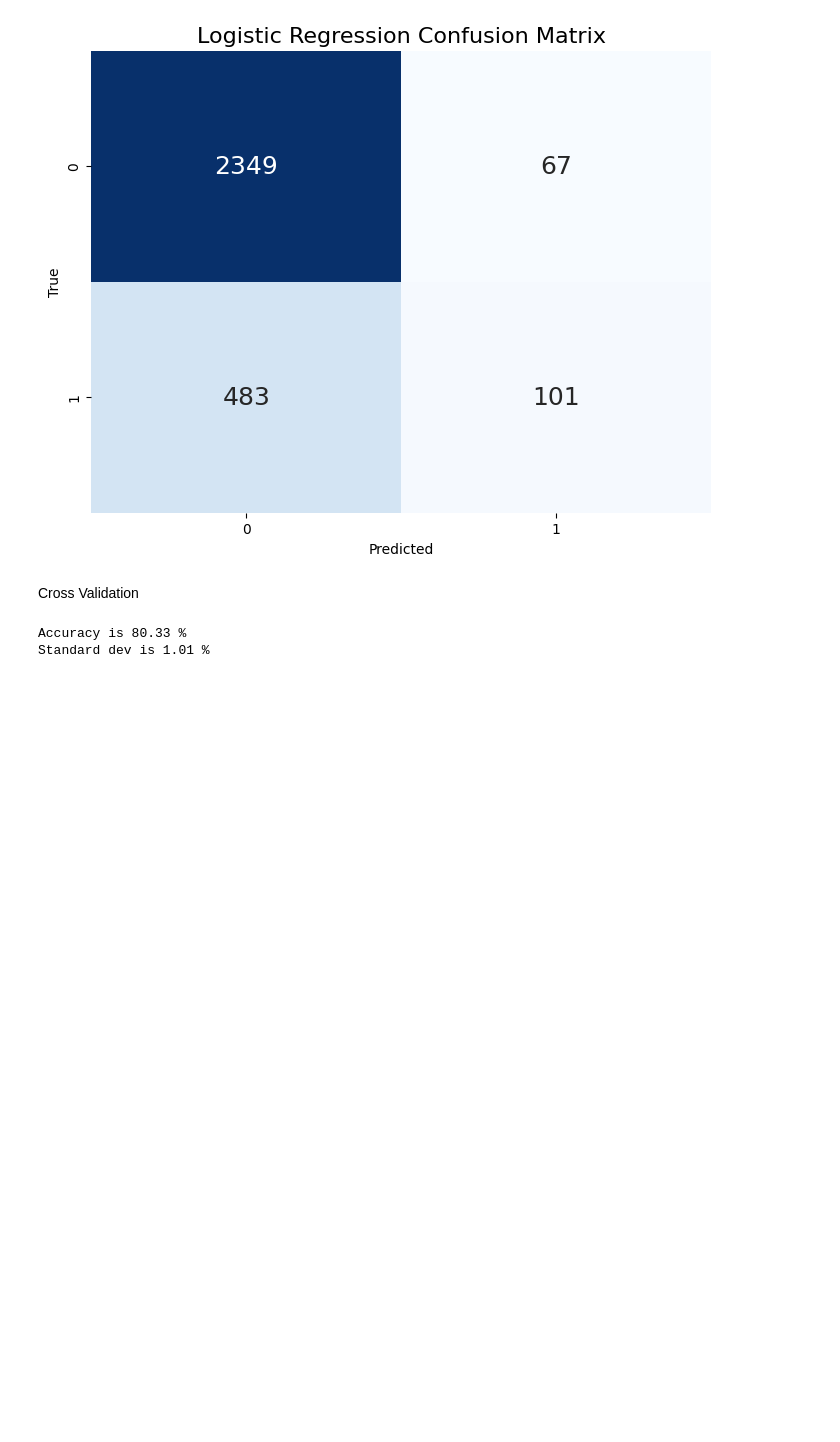
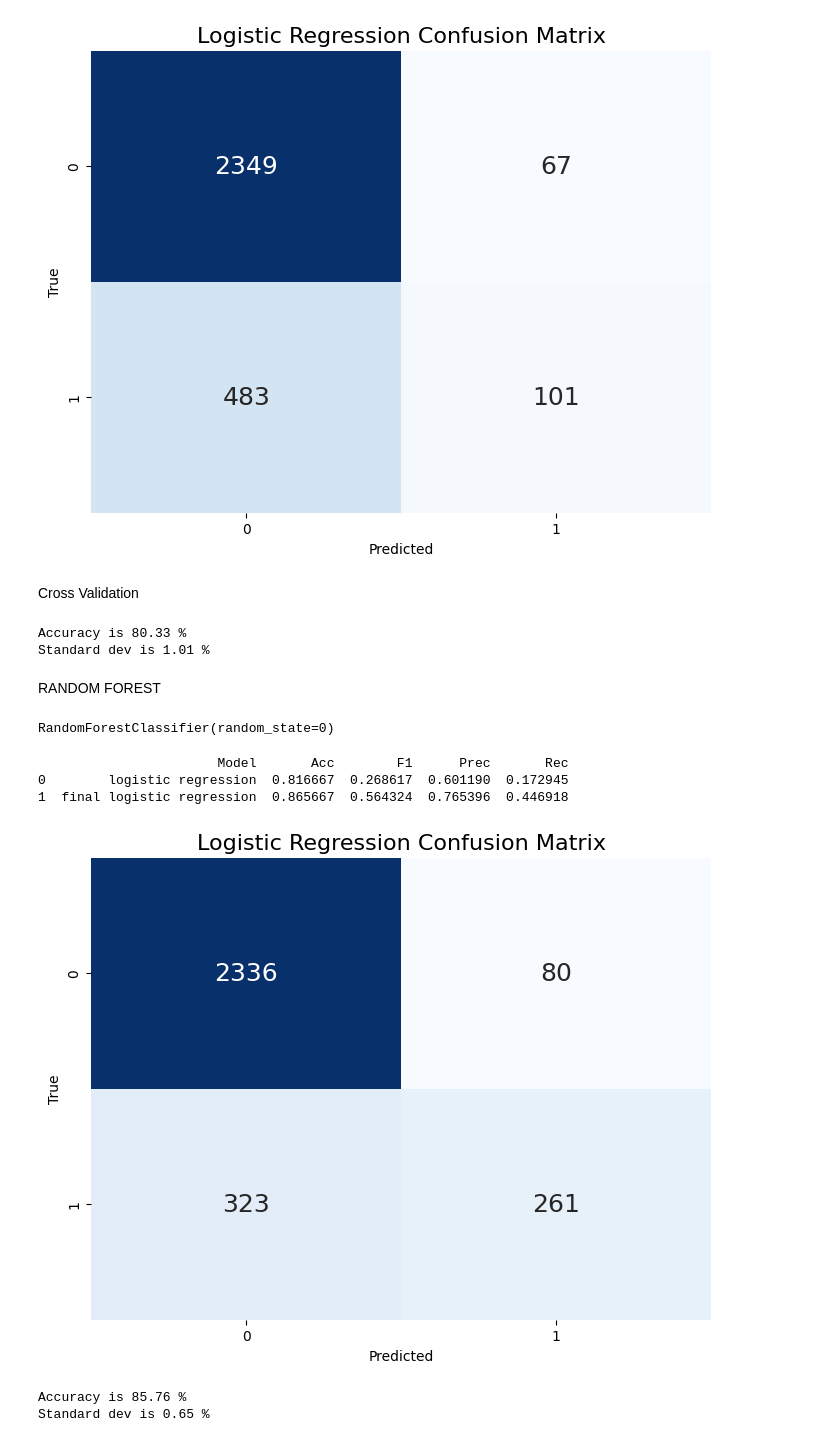
Before and after one commit to okechukwuchude/costomer-churn-rate-prediction, a Jupyter notebook: churn model.ipynb, the cells around one changed output. Saved outputs shown, nothing was run; the diff lists cells and outputs as text; code cells hidden in the pictures; blank space fills up the shorter version.

```diff
--- a/churn model.ipynb
+++ b/churn model.ipynb
@@ -192,3 +192,13 @@ print('Standard dev is {:.2f} %'.format(accuracy.std()*100))
 # %% [output]
 Accuracy is 80.33 %
 Standard dev is 1.01 %
+# %% [markdown]
+RANDOM FOREST
+# %%
+from sklearn.ensemble import RandomForestClassifier
+rf = RandomForestClassifier(random_state= 0)
+rf.fit(xtrain, ytrain)
+# %% [output]
+RandomForestClassifier(random_state=0)
+# %%
+ypred = rf.predict(xtest)
@@ -194,0 +210,30 @@ Standard dev is 1.01 %
+# %%
+fin_results = pd.DataFrame([['final logistic regression', acc, f1, prec, rec]],
+                      columns = ['Model', 'Acc','F1', 'Prec', 'Rec'])
+
+results = pd.concat([results, fin_results], ignore_index=True)
+print(results)
+# %% [output]
+                       Model       Acc        F1      Prec       Rec
+0        logistic regression  0.816667  0.268617  0.601190  0.172945
+1  final logistic regression  0.865667  0.564324  0.765396  0.446918
+# %%
+# Create the confusion matrix
+cm_linreg = confusion_matrix(ytest, ypred)
+
+# Plotting the confusion matrix as a heatmap
+plt.figure(figsize=(8, 6))
+sns.heatmap(cm_linreg, annot=True, fmt="d", cmap="Blues", cbar=False,annot_kws={"fontsize": 18})
+plt.title("Logistic Regression Confusion Matrix", fontdict={"fontsize": 16})
+plt.xlabel("Predicted")
+plt.ylabel("True")
+plt.show()
+# %% [output]
+[figure, added]
+# %%
+accuracy = cross_val_score(estimator= rf, X= xtrain, y= ytrain, cv= 10)
+print('Accuracy is {:.2f} %'.format(accuracy.mean()*100))
+print('Standard dev is {:.2f} %'.format(accuracy.std()*100))
+# %% [output]
+Accuracy is 85.76 %
+Standard dev is 0.65 %
```
Also changed, not shown: parts of 1 cell of this notebook.
